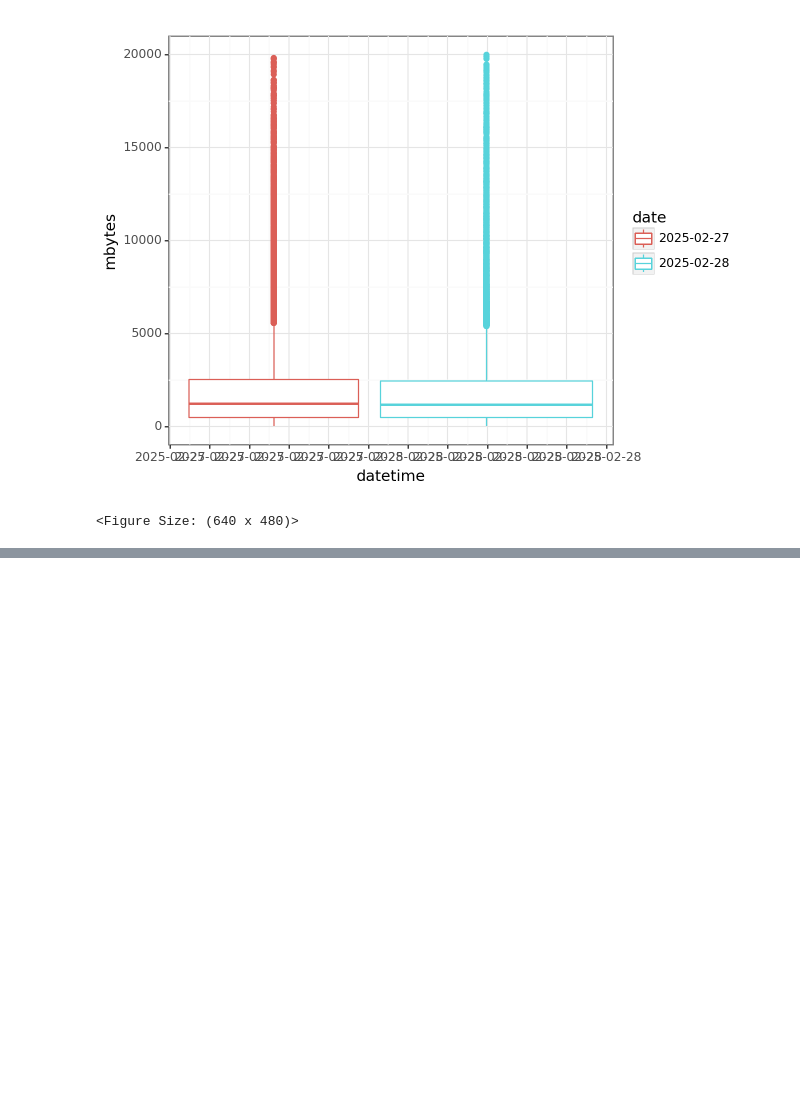
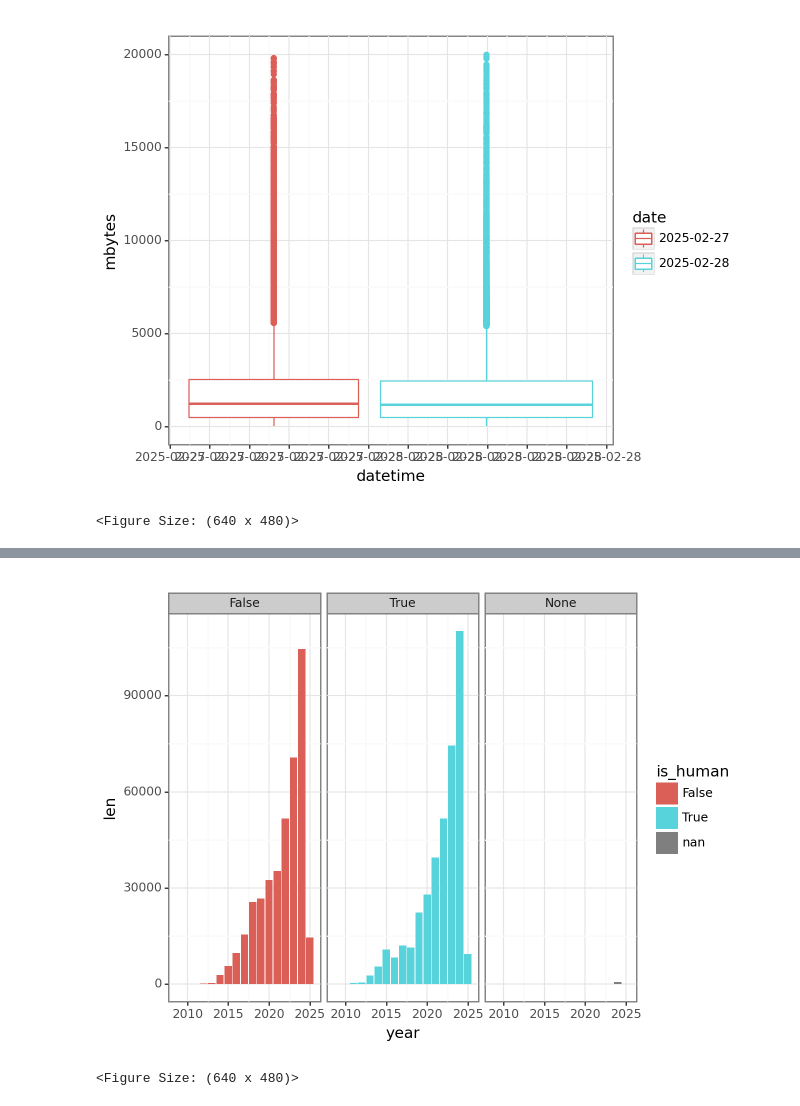
Before and after one commit to timbalam/singlem-sra-processing, a Jupyter notebook: cloud/argo/job_running_analysis.ipynb, the cells around one changed output, grey strips where cells are left out. Drawn from its saved outputs; the diff is of its cells as text; code cells hidden in the pictures; blank space fills up the shorter version.

```diff
--- a/cloud/argo/job_running_analysis.ipynb
+++ b/cloud/argo/job_running_analysis.ipynb
@@ -201,0 +252,4 @@ num_to_do / joined.filter(pl.col('done')).shape[0] * time_since_start, joined.gr
+# %%
+with_human = pl.read_csv('~/git/sandpiper/sra_metadata/sra_metadata_20250220.some_columns2.csv.gz', has_header=False)
+with_human.columns = ['acc','releasedate','mbases','mbytes','organism']
+with_human.shape, with_human[:3]
@@ -201,0 +268,4 @@ num_to_do / joined.filter(pl.col('done')).shape[0] * time_since_start, joined.gr
+# %%
+with_human = with_human.with_columns((pl.col('organism').str.contains('gut') | pl.col('organism').str.contains('feces') | pl.col('organism').str.contains('human')).alias('is_human'))
+humans = with_human.filter(pl.col('is_human'))
+with_human.shape, with_human[:3], humans.shape[0], with_human.filter(~pl.col('is_human')).shape[0], humans.shape[0] / with_human.shape[0] * 100
@@ -201,0 +287,4 @@ num_to_do / joined.filter(pl.col('done')).shape[0] * time_since_start, joined.gr
+# %%
+with_human = with_human.with_columns(pl.col('releasedate').str.to_datetime("%Y-%m-%dT00:00:00+00:00").alias('year').dt.year())
+by_year = with_human.group_by('is_human', 'year').len()
+by_year[:4]
@@ -201,0 +299,5 @@ num_to_do / joined.filter(pl.col('done')).shape[0] * time_since_start, joined.gr
+# %%
+ggplot(by_year)+geom_bar(aes(x='year', y='len', fill='is_human'), stat='identity') + facet_wrap('is_human')
+# %% [output]
+[figure, added]
+<Figure Size: (640 x 480)>
```
Also changed, not shown: parts of 20 cells of this notebook, 4 other files.
